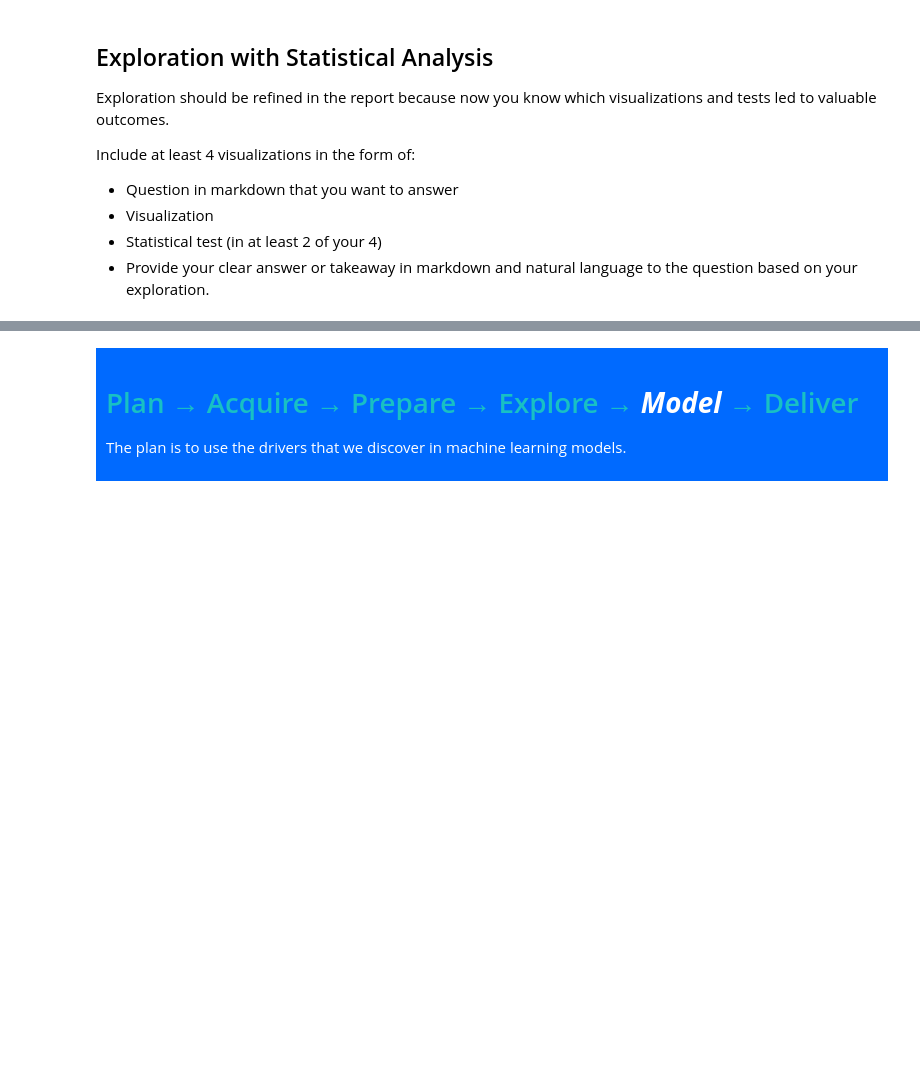
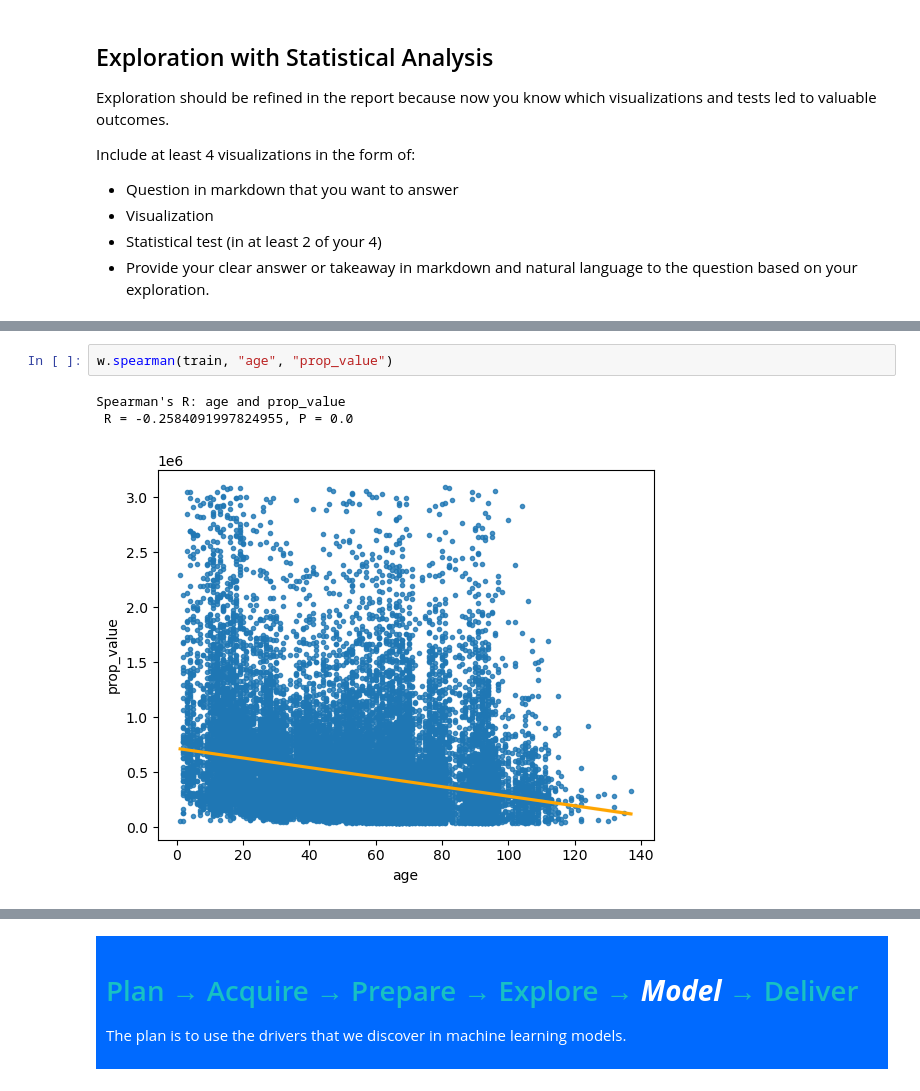
Before and after one commit to Zacharia-Schmitz/project_zillow, a Jupyter notebook: final_report.ipynb, the cells around one changed output, grey strips where cells are left out. Saved outputs shown, nothing was run; the diff lists cells and outputs as text; blank space fills up the shorter version.

```diff
--- a/final_report.ipynb
+++ b/final_report.ipynb
@@ -84,0 +173,6 @@ Include at least 4 visualizations in the form of:
+# %%
+w.spearman(train, "age", "prop_value")
+# %% [output]
+Spearman's R: age and prop_value
+ R = -0.2584091997824955, P = 0.0
+[figure, added]
```
Also changed, not shown: parts of 53 cells of this notebook, 3 other files.
